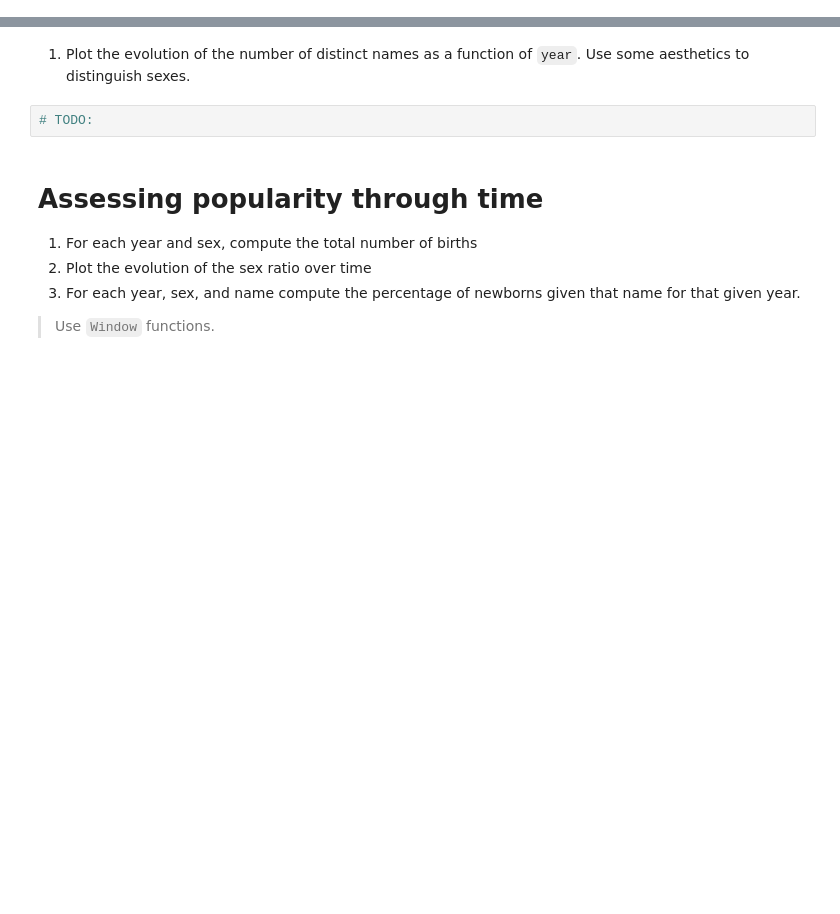
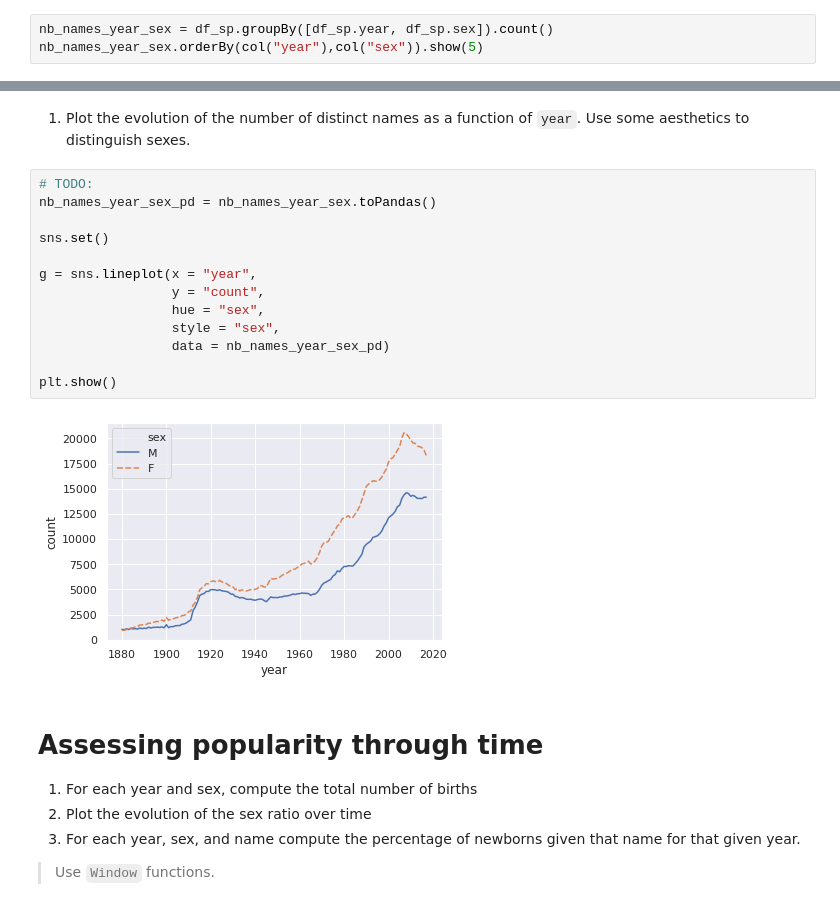
Before and after one commit to idardo97/big_data, a Jupyter notebook: homework02.ipynb, the cells around one changed output, grey strips where cells are left out. Saved outputs shown, nothing was run; the diff lists cells and outputs as text; blank space fills up the shorter version.

```diff
--- a/homework02.ipynb
+++ b/homework02.ipynb
@@ -189,0 +322,3 @@ Name portfolio through ages
+# %%
+nb_names_year_sex = df_sp.groupBy([df_sp.year, df_sp.sex]).count()
+nb_names_year_sex.orderBy(col("year"),col("sex")).show(5)
@@ -191,8 +337,21 @@ Name portfolio through ages
 
 1. Plot the evolution of the number of distinct names as a function of `year`.
 Use some aesthetics to distinguish sexes.
-# %%
-# TODO:
+# %%
+# TODO:
+nb_names_year_sex_pd = nb_names_year_sex.toPandas()
+
+sns.set()
+
+g = sns.lineplot(x = "year",
+                 y = "count",
+                 hue = "sex",
+                 style = "sex",
+                 data = nb_names_year_sex_pd)
+
+plt.show()
+# %% [output]
+[figure, added]
 # %% [markdown]
 
 
```
Also changed, not shown: parts of 16 cells of this notebook.
